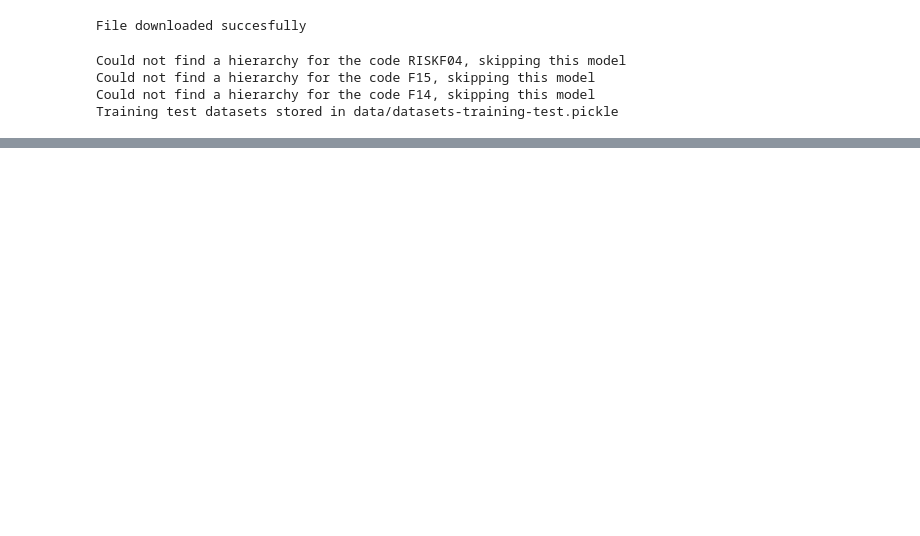
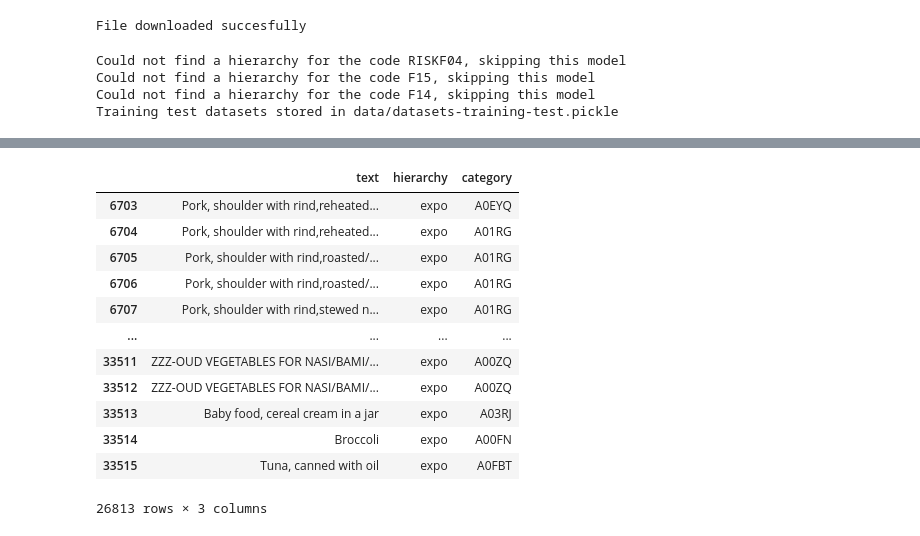
Before and after one commit to Epiconcept-Paris/roast-beef-and-croissants, a Jupyter notebook: 02. Prepare Training and Test.ipynb, the cells around one changed output, grey strips where cells are left out. Saved outputs shown, nothing was run; the diff lists cells and outputs as text; code cells hidden in the pictures; blank space fills up the shorter version.

```diff
--- a/02. Prepare Training and Test.ipynb
+++ b/02. Prepare Training and Test.ipynb
@@ -139,0 +171,22 @@ Training test datasets stored in data/datasets-training-test.pickle
+# %%
+# showing base term training dataset
+import pickle
+def showtraining():
+    with open("data/datasets-training-test.pickle", "rb") as f:
+        d = pickle.load(f)
+    return d["baseterm"]["training"]
+showtraining()
+# %% [output]
+|  | text | hierarchy | category |
+| 6703 | Pork, shoulder with rind,reheated... | expo | A0EYQ |
+| 6704 | Pork, shoulder with rind,reheated... | expo | A01RG |
+| 6705 | Pork, shoulder with rind,roasted/... | expo | A01RG |
+| 6706 | Pork, shoulder with rind,roasted/... | expo | A01RG |
+| 6707 | Pork, shoulder with rind,stewed n... | expo | A01RG |
+| ... | ... | ... | ... |
+| 33511 | ZZZ-OUD VEGETABLES FOR NASI/BAMI/... | expo | A00ZQ |
+| 33512 | ZZZ-OUD VEGETABLES FOR NASI/BAMI/... | expo | A00ZQ |
+| 33513 | Βaby food, cereal cream in a jar | expo | A03RJ |
+| 33514 | Βroccoli | expo | A00FN |
+| 33515 | Τuna, canned with oil | expo | A0FBT |
+26813 rows × 3 columns
```
Also changed, not shown: parts of 2 cells of this notebook, 2 other files.
